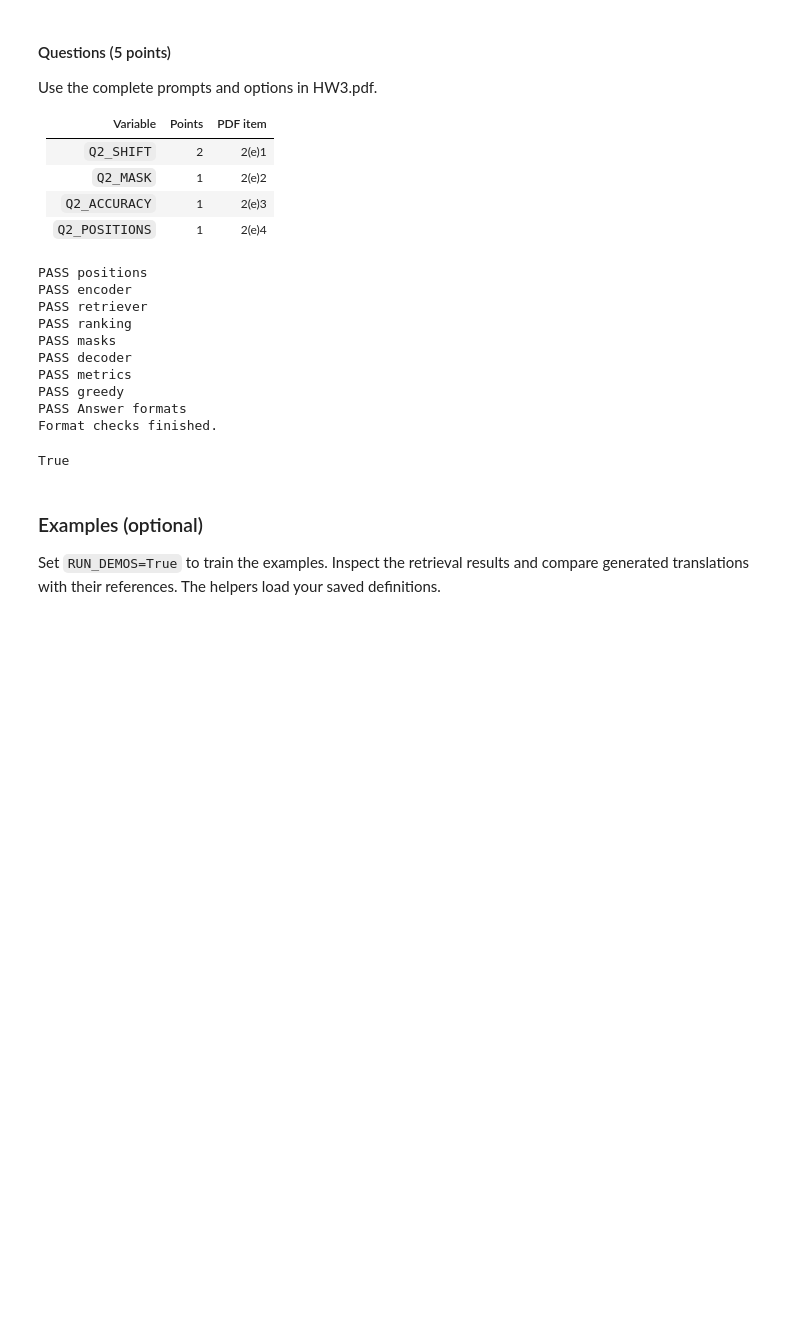
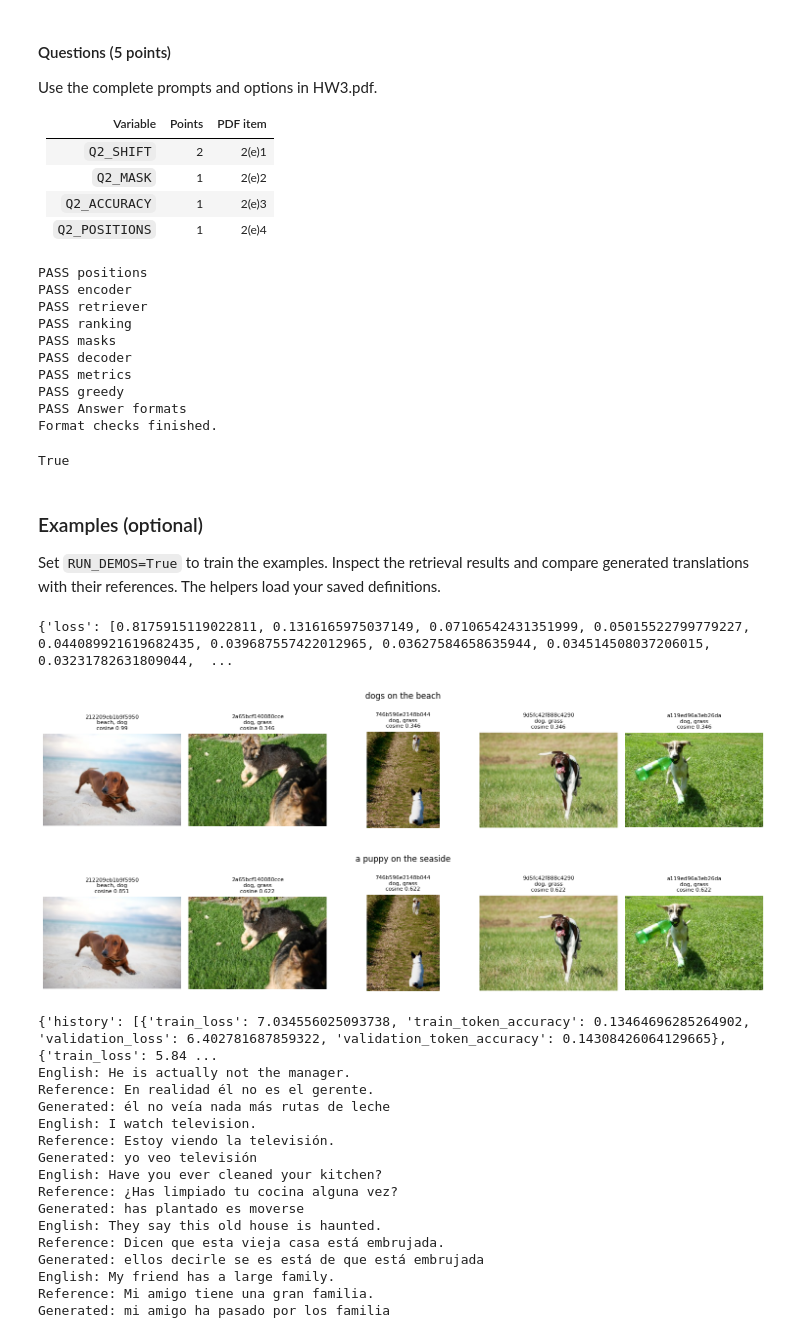
Before and after one commit to alinan1/CS440-Translator, a Jupyter notebook: hw3.ipynb, the cells around one changed output. Saved outputs shown, nothing was run; the diff lists cells and outputs as text; code cells hidden in the pictures; blank space fills up the shorter version.

```diff
--- a/hw3.ipynb
+++ b/hw3.ipynb
@@ -502,17 +505,37 @@ True
 ### Examples (optional)
 Set `RUN_DEMOS=True` to train the examples. Inspect the retrieval results and compare generated translations with their references. The helpers load your saved definitions.
 # %%
-RUN_DEMOS = False  # Set True to run the examples.
+RUN_DEMOS = True  # Set True to run the examples.
 if RUN_DEMOS:
     from hw3lib.experiment import train_retrieval, show_retrieval, train_translation, translate
     student, _ = load_submission("hw3.ipynb")
     retrieval_model, retrieval_info, retrieval_run = train_retrieval(student)
     print(retrieval_run)
     show_retrieval(student, retrieval_model, retrieval_info, "dogs on the beach")
     show_retrieval(student, retrieval_model, retrieval_info, "a puppy on the seaside")
     translation_model, translation_info, translation_run = train_translation(student, epochs=25)
     print(translation_run)
     for english, spanish in translation_info['raw']['validation'][:5]:
         print("English:", english)
         print("Reference:", spanish)
         print("Generated:", translate(student, translation_model, translation_info, english))
+# %% [output]
+{'loss': [0.8175915119022811, 0.1316165975037149, 0.07106542431351999, 0.05015522799779227, 0.044089921619682435, 0.039687557422012965, 0.03627584658635944, 0.034514508037206015, 0.03231782631809044,  ...
+[figure, added]
+[figure, added]
+{'history': [{'train_loss': 7.034556025093738, 'train_token_accuracy': 0.13464696285264902, 'validation_loss': 6.402781687859322, 'validation_token_accuracy': 0.14308426064129665}, {'train_loss': 5.84 ...
+English: He is actually not the manager.
+Reference: En realidad él no es el gerente.
+Generated: él no veía nada más rutas de leche
+English: I watch television.
+Reference: Estoy viendo la televisión.
+Generated: yo veo televisión
+English: Have you ever cleaned your kitchen?
+Reference: ¿Has limpiado tu cocina alguna vez?
+Generated: has plantado es moverse
+English: They say this old house is haunted.
+Reference: Dicen que esta vieja casa está embrujada.
+Generated: ellos decirle se es está de que está embrujada
+English: My friend has a large family.
+Reference: Mi amigo tiene una gran familia.
+Generated: mi amigo ha pasado por los familia
```
Also changed, not shown: parts of 2 cells of this notebook.
